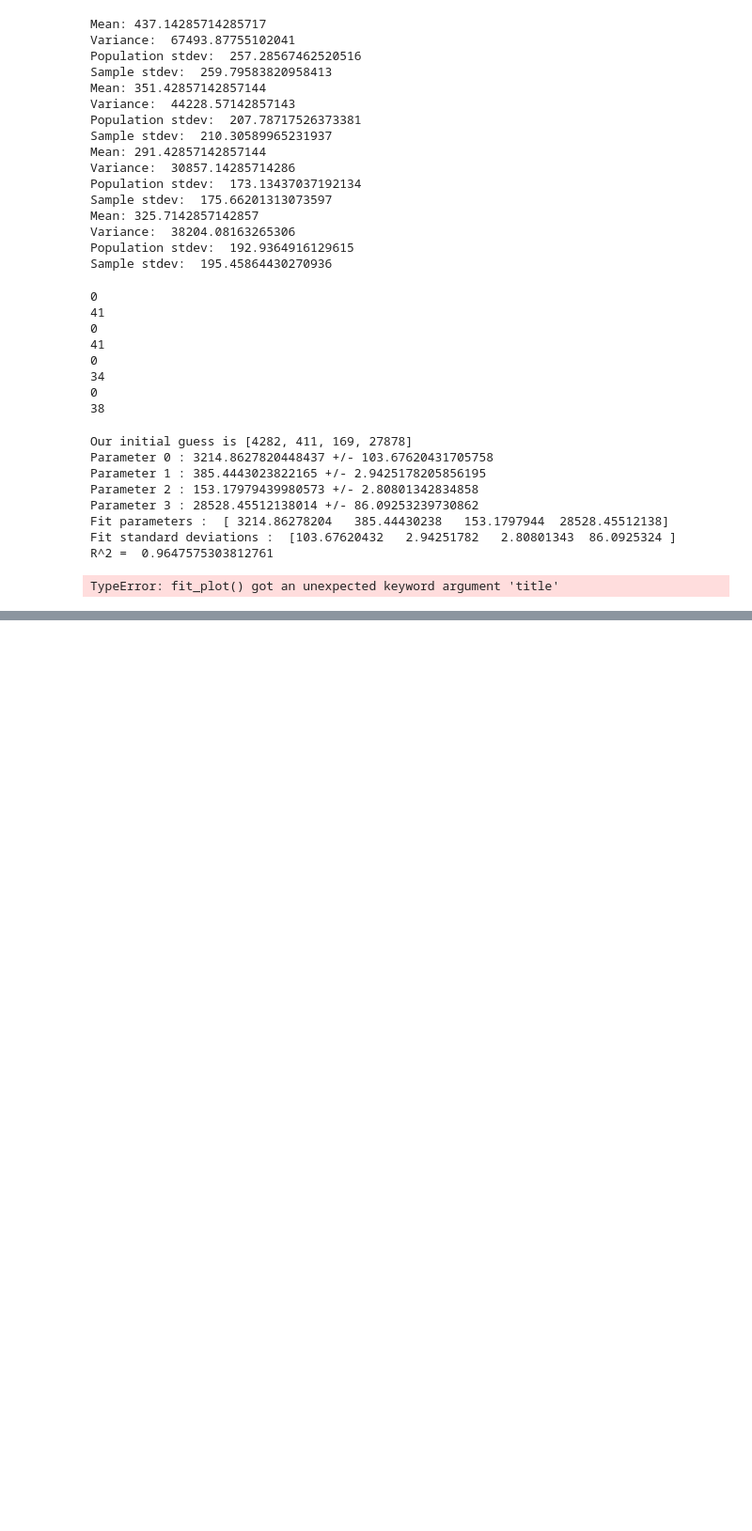
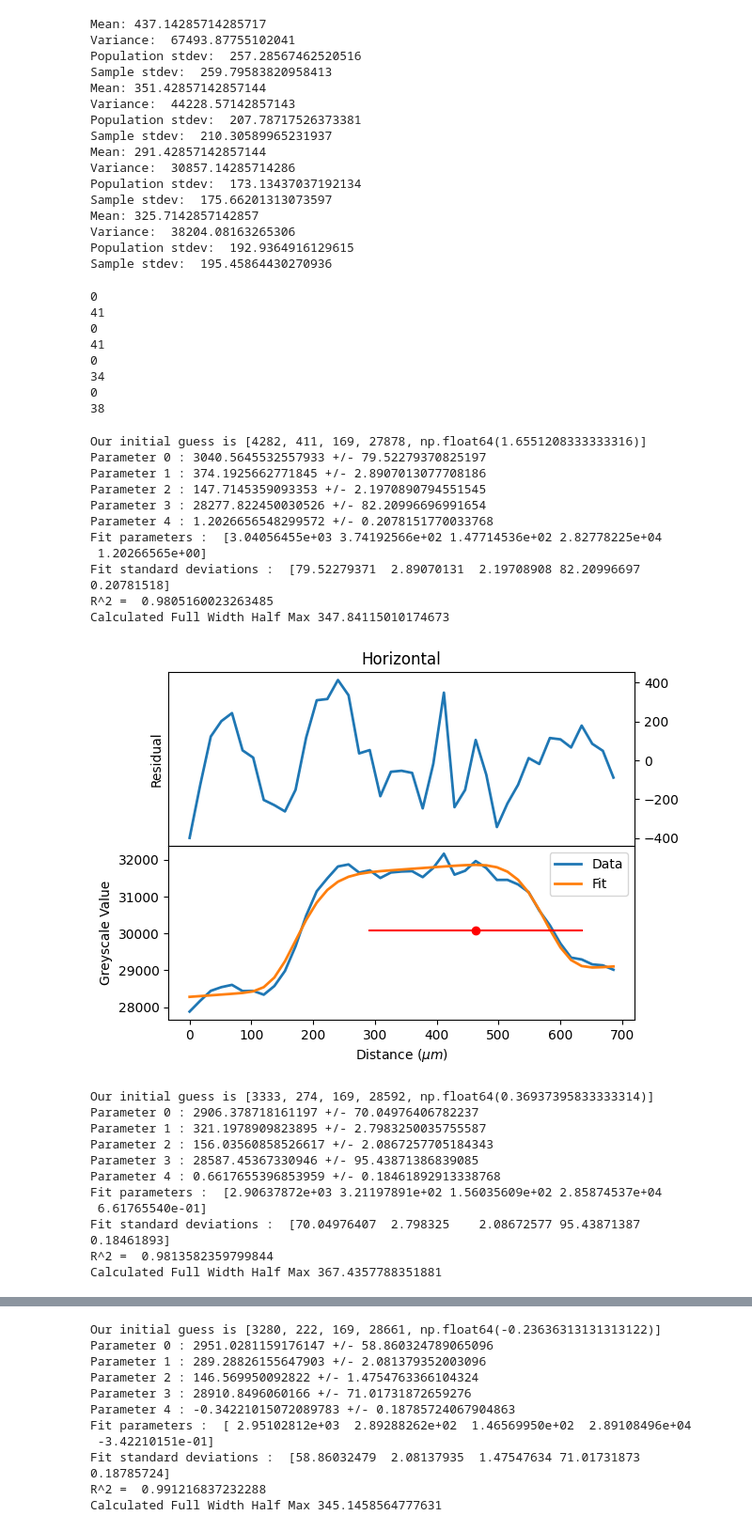
Before and after one commit to FelixWattsYork/ICF-Lab, a Jupyter notebook: My_attempt.ipynb, the cells around one changed output, grey strips where cells are left out. Shown at 94% size. Cells and saved outputs as stored; diff of their text form; code cells hidden in the pictures; blank space fills up the shorter version.

```diff
--- a/My_attempt.ipynb
+++ b/My_attempt.ipynb
@@ -2,7 +2,7 @@
 import icf
 import matplotlib.pyplot as plt
 import numpy as np
-name_list = ["horizontal.csv","45_degrees.csv","Vertical.csv","135_Degrees.csv"]
+name_list = ["Horizontal.csv","45_Degrees.csv","Vertical.csv","135_Degrees.csv"]
 xdata = []
 ydata = []
 for n in  range(0,len(name_list)):
@@ -80,57 +80,73 @@ def super_gaussian(x, *params):
 	x0 = params[1]
 	c = params[2]
 	y0 = params[3]
+	y1 = params[4]
 
-	return y0 + A*np.exp(-((x-x0)/(np.sqrt(2)*c))**(p))
+	return y0 + y1*x+ A*np.exp(-((x-x0)/(np.sqrt(2)*c))**(p))
 
 
 
 yfit  = []
 for n in range(0,len(xdata)):
 	yfit.append([])
-
+calculated_radius = []
 #
 # This makes a gaussian using these x points
 for n in range(len(xdata)):
 
 
 
 	#
 	# This section will do a fit
 	#
 
 	# This does the fit, and returns the fit parameters and the covariances
 
-	guess = [int(np.max(ydata[n])-np.min(ydata[n])),int(xdata[n][np.argmax(ydata[n])]),int(400/(2*np.sqrt(2*np.log(2)))),int(np.min(ydata[n]))]
+	guess = [int(np.max(ydata[n])-np.min(ydata[n])),int(xdata[n][np.argmax(ydata[n])]),int(400/(2*np.sqrt(2*np.log(2)))),int(np.min(ydata[n])),(ydata[n][-1]-ydata[n][0])/xdata[n][-1]]
 	print("Our initial guess is", guess)
 	popt, pcov = curve_fit(super_gaussian, xdata[n], ydata[n], p0=guess)
 
 
 	for i in range(len(popt)):
 		print ("Parameter",i,":",popt[i],"+/-",np.sqrt(pcov[i][i]))
 
 	print("Fit parameters : ", popt)
 	print("Fit standard deviations : ", np.sqrt(np.diag(pcov)))
 
 
 	# This generates a new list with a Gaussian using the identified fit parameters
 	# This data is therefore the best fit curve
 	yfit[n] = super_gaussian(xdata[n], *popt)
 
 	print("R^2 = ", icf.r_squared(ydata[n], yfit[n]))
+	calculated_radius.append(popt[2]*2*np.sqrt(2*np.log(2)))
+	print("Calculated Full Width Half Max", calculated_radius[n])
 
 	# This will plot the output, both the original data and the best fit, as well as a residual
 	# Note this is a special plotting routine written for the icf labs, hence the 'icf' prefix
 	# The source code can be found in icf.py if you want to copy/alter it
-
-	icf.fit_plot(xdata[n], ydata[n], yfit[n],xl = "1",yl = "3",title = "felix")
+	icf.fit_plot(xdata[n], ydata[n], yfit[n],xl = 'Distance ($\mu m$)',yl = "Greyscale Value",title = name_list[n][0:-4])
 # %% [output]
-Our initial guess is [4282, 411, 169, 27878]
-Parameter 0 : 3214.8627820448437 +/- 103.67620431705758
-Parameter 1 : 385.4443023822165 +/- 2.9425178205856195
-Parameter 2 : 153.17979439980573 +/- 2.80801342834858
-Parameter 3 : 28528.45512138014 +/- 86.09253239730862
-Fit parameters :  [ 3214.86278204   385.44430238   153.1797944  28528.45512138]
-Fit standard deviations :  [103.67620432   2.94251782   2.80801343  86.0925324 ]
-R^2 =  0.9647575303812761
+Our initial guess is [4282, 411, 169, 27878, np.float64(1.6551208333333316)]
+Parameter 0 : 3040.5645532557933 +/- 79.52279370825197
+Parameter 1 : 374.1925662771845 +/- 2.8907013077708186
+Parameter 2 : 147.7145359093353 +/- 2.1970890794551545
+Parameter 3 : 28277.822450030526 +/- 82.20996696991654
+Parameter 4 : 1.2026656548299572 +/- 0.2078151770033768
+Fit parameters :  [3.04056455e+03 3.74192566e+02 1.47714536e+02 2.82778225e+04
+ 1.20266565e+00]
+Fit standard deviations :  [79.52279371  2.89070131  2.19708908 82.20996697  0.20781518]
+R^2 =  0.9805160023263485
+Calculated Full Width Half Max 347.84115010174673
+[figure, added]
-TypeError: fit_plot() got an unexpected keyword argument 'title'
+Our initial guess is [3333, 274, 169, 28592, np.float64(0.36937395833333314)]
+Parameter 0 : 2906.378718161197 +/- 70.04976406782237
+Parameter 1 : 321.1978909823895 +/- 2.7983250035755587
+Parameter 2 : 156.03560858526617 +/- 2.0867257705184343
+Parameter 3 : 28587.45367330946 +/- 95.43871386839085
+Parameter 4 : 0.6617655396853959 +/- 0.18461892913338768
+Fit parameters :  [2.90637872e+03 3.21197891e+02 1.56035609e+02 2.85874537e+04
+ 6.61765540e-01]
+Fit standard deviations :  [70.04976407  2.798325    2.08672577 95.43871387  0.18461893]
+R^2 =  0.9813582359799844
+Calculated Full Width Half Max 367.4357788351881
@@ -136,0 +154,11 @@ TypeError: fit_plot() got an unexpected keyword argument 'title'
+Our initial guess is [3280, 222, 169, 28661, np.float64(-0.23636313131313122)]
+Parameter 0 : 2951.0281159176147 +/- 58.860324789065096
+Parameter 1 : 289.28826155647903 +/- 2.081379352003096
+Parameter 2 : 146.569950092822 +/- 1.4754763366104324
+Parameter 3 : 28910.8496060166 +/- 71.01731872659276
+Parameter 4 : -0.34221015072089783 +/- 0.18785724067904863
+Fit parameters :  [ 2.95102812e+03  2.89288262e+02  1.46569950e+02  2.89108496e+04
+ -3.42210151e-01]
+Fit standard deviations :  [58.86032479  2.08137935  1.47547634 71.01731873  0.18785724]
+R^2 =  0.991216837232288
+Calculated Full Width Half Max 345.1458564777631
```
Also changed, not shown: parts of 4 cells of this notebook, 3 other files.
